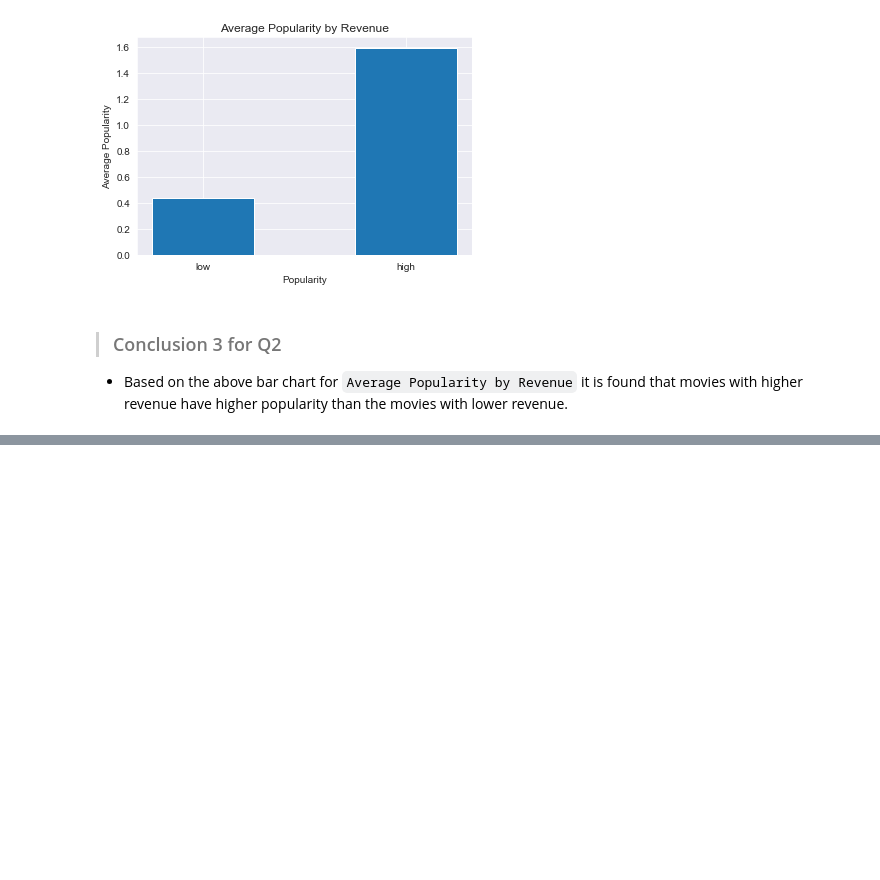
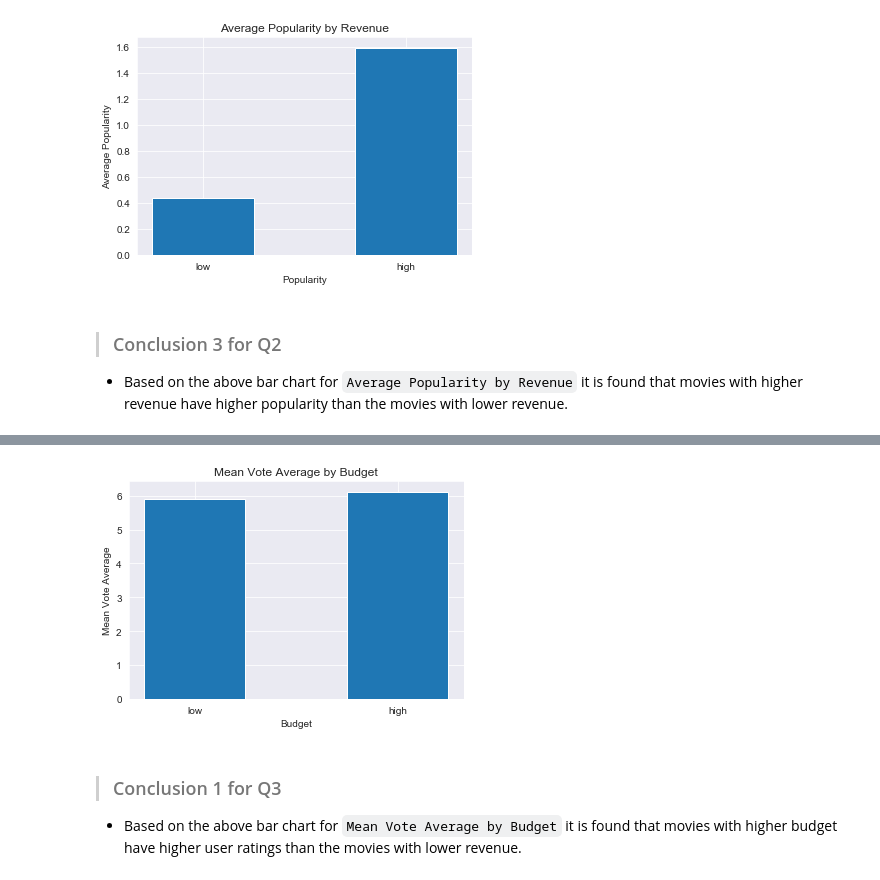
Before and after one commit to ManideepTelukuntla/Investigate-TMDB-Movie-Data, a Jupyter notebook: InvestigateTMDBMovieData.ipynb, the cells around one changed output, grey strips where cells are left out. Cells and saved outputs as stored; diff of their text form; code cells hidden in the pictures; blank space fills up the shorter version.

```diff
--- a/InvestigateTMDBMovieData.ipynb
+++ b/InvestigateTMDBMovieData.ipynb
@@ -402,0 +425,4 @@ movie_df.groupby(['release_year', 'original_title']).mean()['revenue_adj']
+# %%
+# Mean vote average by budget for low and high revenue movies
+high_budget_votes = movie_df[movie_df.budget_adj > 1.935070e+07].vote_average.mean()
+low_budget_votes = movie_df[movie_df.budget_adj <= 1.935070e+07].vote_average.mean()
@@ -402,0 +435,13 @@ movie_df.groupby(['release_year', 'original_title']).mean()['revenue_adj']
+# %%
+locations = [1, 2]
+labels = ['low', 'high']
+heights = [low_budget_votes, high_budget_votes]
+xlabel = 'Budget'
+ylabel = 'Mean Vote Average'
+title = 'Mean Vote Average by Budget'
+plot_chart(locations, labels, heights, xlabel, ylabel, title, width = 0.5)
+# %% [output]
+[figure, added]
+# %% [markdown]
+>### Conclusion 1 for Q3
+- Based on the above bar chart for `Mean Vote Average by Budget` it is found that movies with higher budget have higher user ratings than the movies with lower revenue.
```
Also changed, not shown: parts of 11 cells of this notebook.
